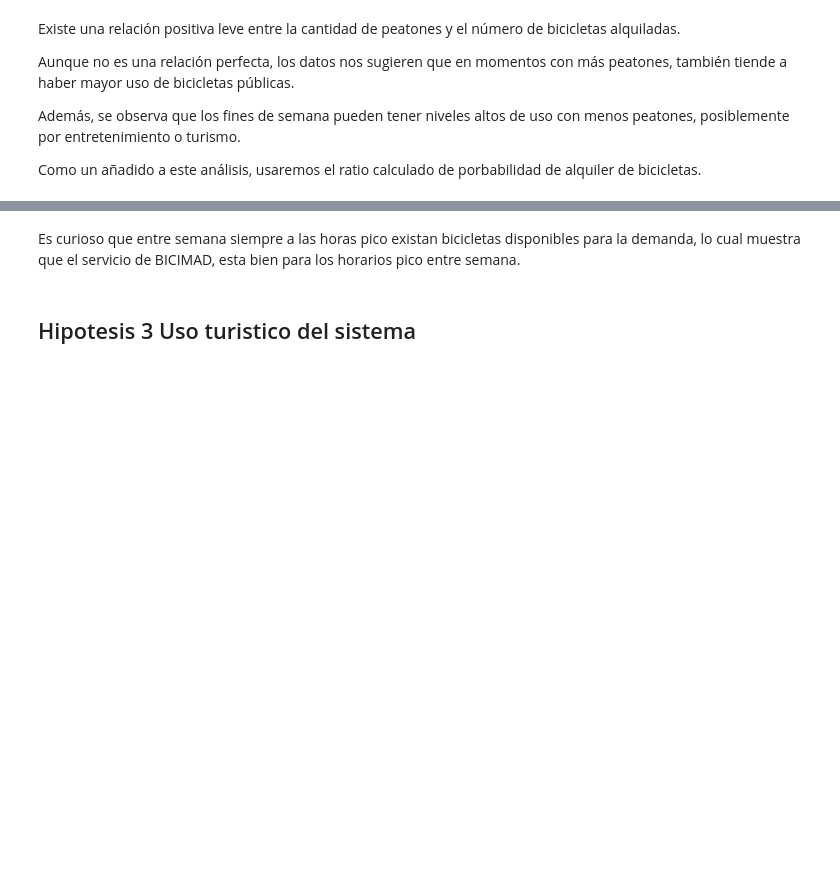
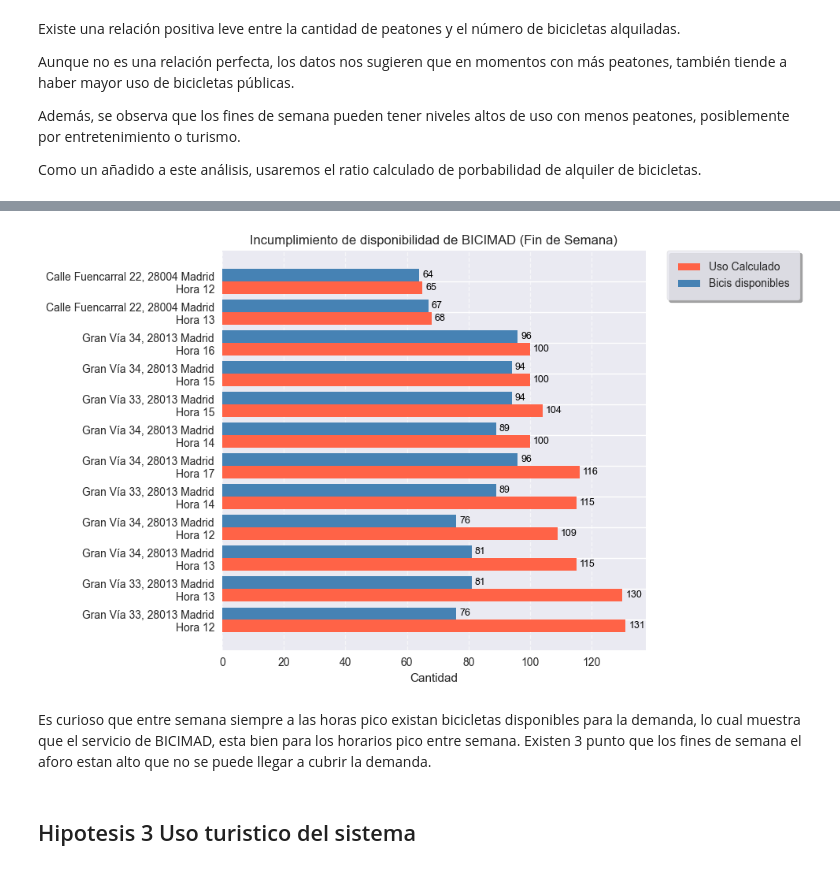
Before and after one commit to Krvelez92/EDA-BICIMAD, a Jupyter notebook: src/memoria.ipynb, the cells around one changed output, grey strips where cells are left out. Drawn from its saved outputs; the diff is of its cells as text; code cells hidden in the pictures; blank space fills up the shorter version.

```diff
--- a/src/memoria.ipynb
+++ b/src/memoria.ipynb
@@ -847,5 +860,37 @@ plt.show()
+# %%
+df_incumple = result_500_detalle[(result_500_detalle['fin_semana'] == 1) & (result_500_detalle['cumplimiento'] == 0)]
+
+df_incumple['etiqueta'] = df_incumple['direccion'] + "\nHora " + df_incumple['hora'].astype(str)
+
+df_incumple['diferencia'] = df_incumple['dock_bikes'] - df_incumple['uso']
+df_incumple.sort_values('diferencia', inplace=True)
+
+
+plt.figure(figsize=(10, 6))
+bar_width = 0.4
+y_pos = range(len(df_incumple))
+
+plt.barh(y_pos, df_incumple['uso'], height=bar_width, label='Uso Calculado', color='tomato')
+plt.barh([y + bar_width for y in y_pos], df_incumple['dock_bikes'], height=bar_width, label='Bicis disponibles', color='steelblue')
+
+for i, (u, d) in enumerate(zip(df_incumple['uso'], df_incumple['dock_bikes'])):
+    plt.text(u + 1, i, f'{int(u)}', va='center', fontsize=9, color='black')
+    plt.text(d + 1, i + bar_width, f'{int(d)}', va='center', fontsize=9, color='black')
+
+plt.yticks([y + bar_width / 2 for y in y_pos], df_incumple['etiqueta'])
+plt.xlabel('Cantidad')
+plt.title('Incumplimiento de disponibilidad de BICIMAD (Fin de Semana)')
+
+plt.legend(frameon = True, fancybox=True, framealpha=0.8, shadow=True, borderpad=1, bbox_to_anchor=(1.05, 1),
+           loc='upper left', borderaxespad=0.)
+
+plt.grid(axis='x', linestyle='--', alpha=0.6)
+plt.tight_layout()
+plt.show()
+# %% [output]
+[figure, added]
 # %% [markdown]
-Es curioso que entre semana siempre a las horas pico existan bicicletas disponibles para la demanda, lo cual muestra que el servicio de BICIMAD, esta bien para los horarios pico entre semana.
+Es curioso que entre semana siempre a las horas pico existan bicicletas disponibles para la demanda, lo cual muestra que el servicio de BICIMAD, esta bien para los horarios pico entre semana. Existen 3 punto que los fines de semana el aforo estan alto que no se puede llegar a cubrir la demanda.
 # %% [markdown]
 ## Hipotesis 3 Uso turistico del sistema
 # %% [markdown]
```
Also changed, not shown: parts of 4 cells of this notebook, 2 other files.
